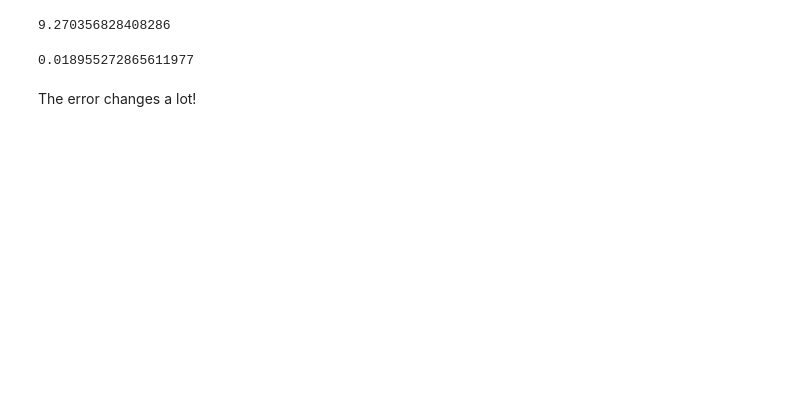
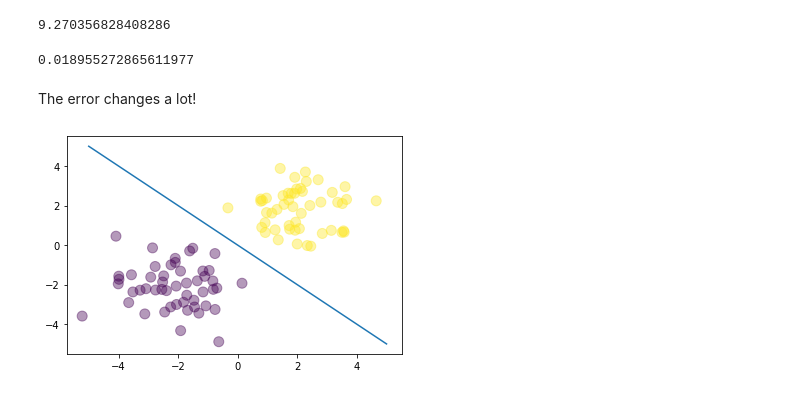
Before and after one commit to andresfrodri/logistic-reg-1, a Jupyter notebook: logistic2.ipynb, the cells around one changed output. Drawn from its saved outputs; the diff is of its cells as text; code cells hidden in the pictures; blank space fills up the shorter version.

Commit message:
Add a way to visualize the data and the regression

```diff
--- a/logistic2.ipynb
+++ b/logistic2.ipynb
@@ -62,3 +63,13 @@ print(cross_entropy(T, Y))
 0.018955272865611977
 # %% [markdown]
 The error changes a lot!
+# %%
+#Let's visualize
+plt.scatter(X[:,0], X[:,1], c=T, s=100, alpha=0.4 ) #This shows the two gaussian dis. centered at (-2,-2) and (2,2)
+#Now let's draw the line that we found
+x_axis = np.linspace(-5, 5, 100) # because the closed-form solution... y=-x
+y_axis = -x_axis
+plt.plot(x_axis,y_axis)
+plt.show()
+# %% [output]
+[figure, added]
```
Also changed, not shown: parts of 1 cell of this notebook, 1 other file.
